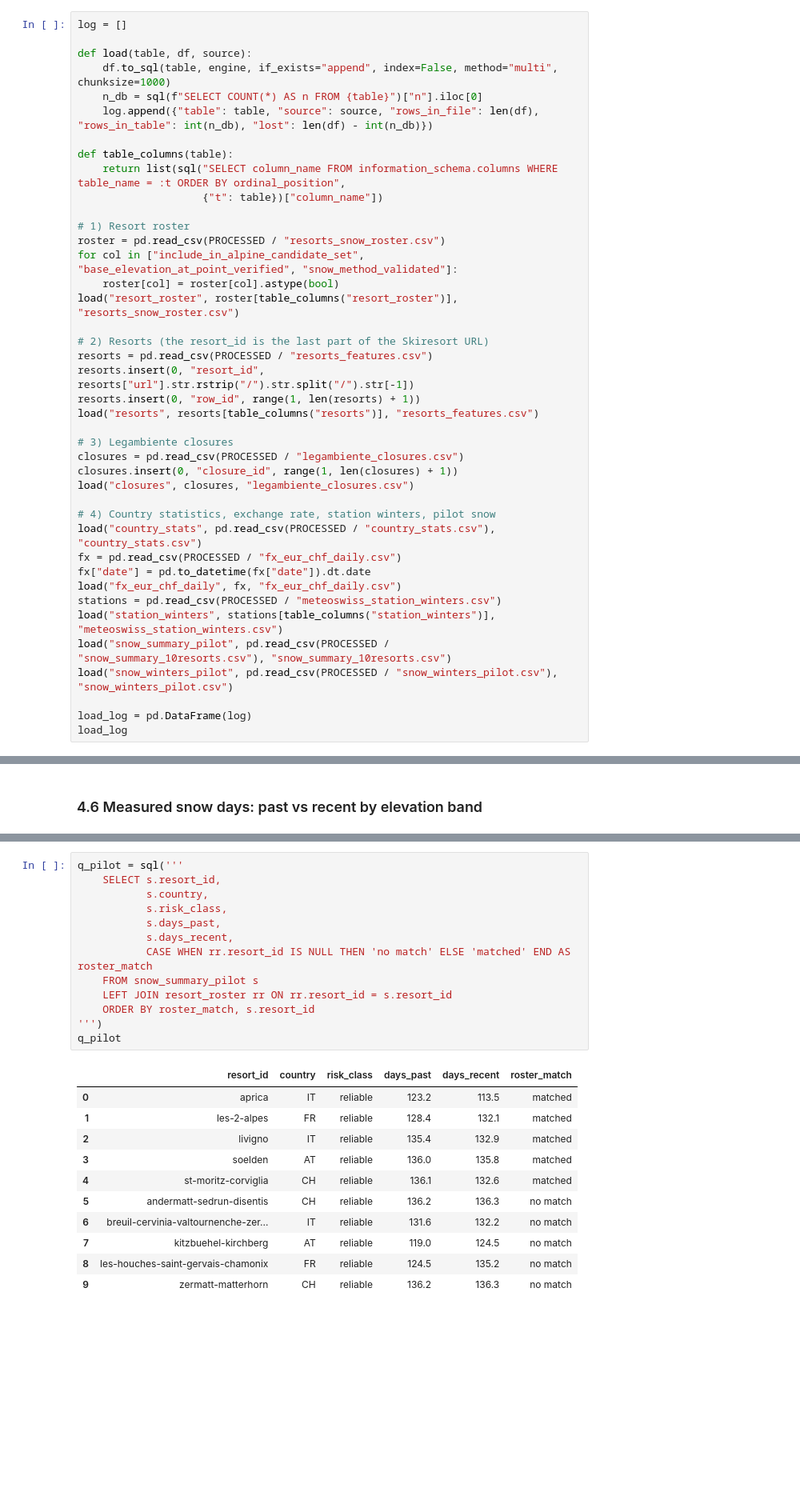
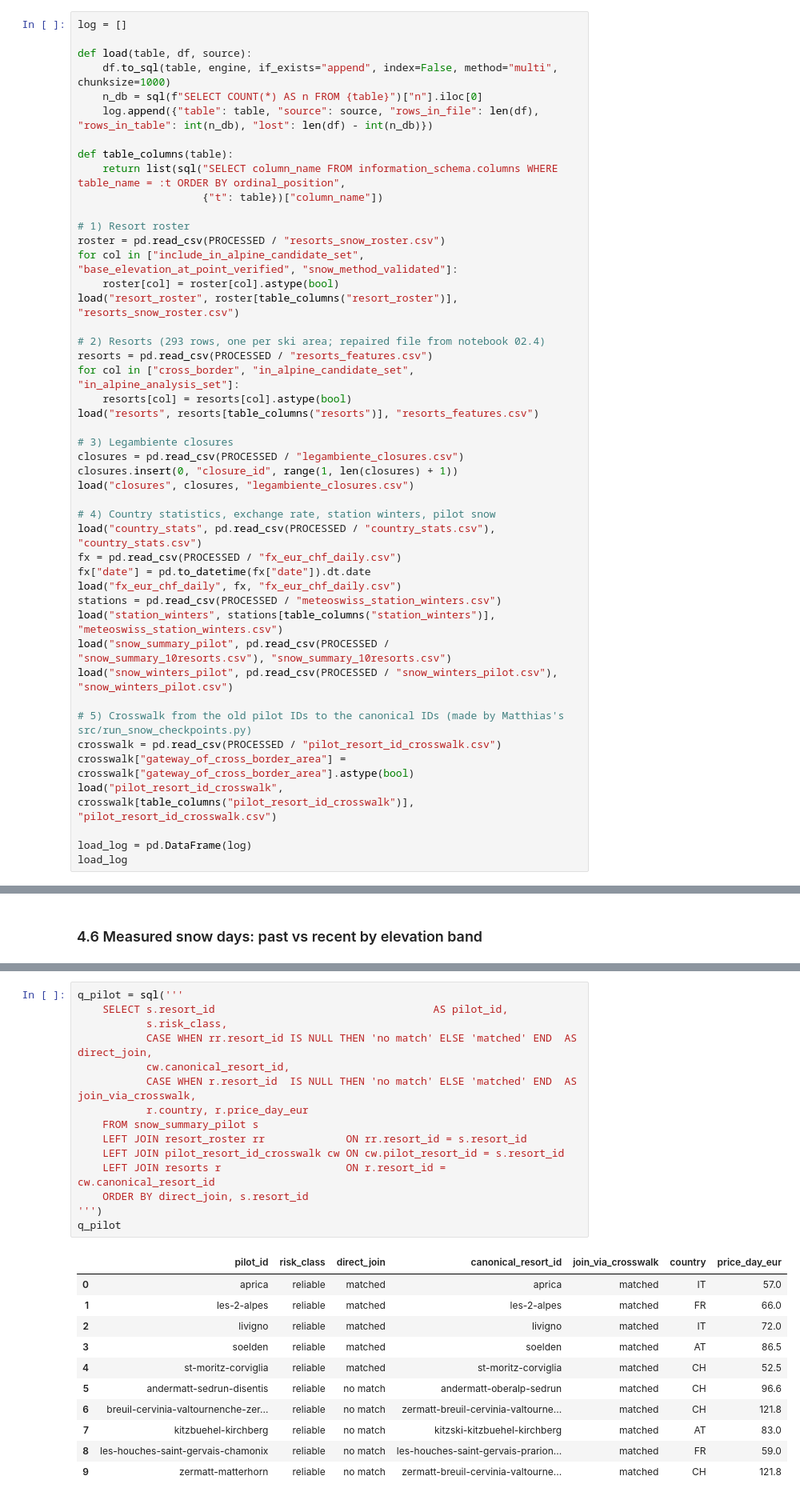
Before and after one commit to lucaricco12/sci-alpi, a Jupyter notebook: notebooks/05.2_postgresql_database.ipynb, the cells around one changed output, grey strips where cells are left out. Shown at 80% size. Cells and saved outputs as stored; diff of their text form; blank space fills up the shorter version.

```diff
--- a/notebooks/05.2_postgresql_database.ipynb
+++ b/notebooks/05.2_postgresql_database.ipynb
@@ -231,10 +256,10 @@ for col in ["include_in_alpine_candidate_set", "base_elevation_at_point_verified
     roster[col] = roster[col].astype(bool)
 load("resort_roster", roster[table_columns("resort_roster")], "resorts_snow_roster.csv")
 
-# 2) Resorts (the resort_id is the last part of the Skiresort URL)
+# 2) Resorts (293 rows, one per ski area; repaired file from notebook 02.4)
 resorts = pd.read_csv(PROCESSED / "resorts_features.csv")
-resorts.insert(0, "resort_id", resorts["url"].str.rstrip("/").str.split("/").str[-1])
-resorts.insert(0, "row_id", range(1, len(resorts) + 1))
+for col in ["cross_border", "in_alpine_candidate_set", "in_alpine_analysis_set"]:
+    resorts[col] = resorts[col].astype(bool)
 load("resorts", resorts[table_columns("resorts")], "resorts_features.csv")
 
 # 3) Legambiente closures
@@ -252,6 +277,11 @@ load("station_winters", stations[table_columns("station_winters")], "meteoswiss_
 load("snow_summary_pilot", pd.read_csv(PROCESSED / "snow_summary_10resorts.csv"), "snow_summary_10resorts.csv")
 load("snow_winters_pilot", pd.read_csv(PROCESSED / "snow_winters_pilot.csv"), "snow_winters_pilot.csv")
 
+# 5) Crosswalk from the old pilot IDs to the canonical IDs (made by Matthias's src/run_snow_checkpoints.py)
+crosswalk = pd.read_csv(PROCESSED / "pilot_resort_id_crosswalk.csv")
+crosswalk["gateway_of_cross_border_area"] = crosswalk["gateway_of_cross_border_area"].astype(bool)
+load("pilot_resort_id_crosswalk", crosswalk[table_columns("pilot_resort_id_crosswalk")], "pilot_resort_id_crosswalk.csv")
+
 load_log = pd.DataFrame(log)
 load_log
 # %% [output]
@@ -454,28 +500,30 @@ q_snow
 # %%
 q_pilot = sql('''
-    SELECT s.resort_id,
-           s.country,
+    SELECT s.resort_id                                   AS pilot_id,
            s.risk_class,
-           s.days_past,
-           s.days_recent,
-           CASE WHEN rr.resort_id IS NULL THEN 'no match' ELSE 'matched' END AS roster_match
+           CASE WHEN rr.resort_id IS NULL THEN 'no match' ELSE 'matched' END  AS direct_join,
+           cw.canonical_resort_id,
+           CASE WHEN r.resort_id  IS NULL THEN 'no match' ELSE 'matched' END  AS join_via_crosswalk,
+           r.country, r.price_day_eur
     FROM snow_summary_pilot s
-    LEFT JOIN resort_roster rr ON rr.resort_id = s.resort_id
-    ORDER BY roster_match, s.resort_id
+    LEFT JOIN resort_roster rr             ON rr.resort_id = s.resort_id
+    LEFT JOIN pilot_resort_id_crosswalk cw ON cw.pilot_resort_id = s.resort_id
+    LEFT JOIN resorts r                    ON r.resort_id = cw.canonical_resort_id
+    ORDER BY direct_join, s.resort_id
 ''')
 q_pilot
 # %% [output]
-|  | resort_id | country | risk_class | days_past | days_recent | roster_match |
-| 0 | aprica | IT | reliable | 123.2 | 113.5 | matched |
-| 1 | les-2-alpes | FR | reliable | 128.4 | 132.1 | matched |
-| 2 | livigno | IT | reliable | 135.4 | 132.9 | matched |
-| 3 | soelden | AT | reliable | 136.0 | 135.8 | matched |
-| 4 | st-moritz-corviglia | CH | reliable | 136.1 | 132.6 | matched |
-| 5 | andermatt-sedrun-disentis | CH | reliable | 136.2 | 136.3 | no match |
-| 6 | breuil-cervinia-valtournenche-zer... | IT | reliable | 131.6 | 132.2 | no match |
-| 7 | kitzbuehel-kirchberg | AT | reliable | 119.0 | 124.5 | no match |
-| 8 | les-houches-saint-gervais-chamonix | FR | reliable | 124.5 | 135.2 | no match |
-| 9 | zermatt-matterhorn | CH | reliable | 136.2 | 136.3 | no match |
+|  | pilot_id | risk_class | direct_join | canonical_resort_id | join_via_crosswalk | country | price_day_eur |
+| 0 | aprica | reliable | matched | aprica | matched | IT | 57.0 |
+| 1 | les-2-alpes | reliable | matched | les-2-alpes | matched | FR | 66.0 |
+| 2 | livigno | reliable | matched | livigno | matched | IT | 72.0 |
+| 3 | soelden | reliable | matched | soelden | matched | AT | 86.5 |
+| 4 | st-moritz-corviglia | reliable | matched | st-moritz-corviglia | matched | CH | 52.5 |
+| 5 | andermatt-sedrun-disentis | reliable | no match | andermatt-oberalp-sedrun | matched | CH | 96.6 |
+| 6 | breuil-cervinia-valtournenche-zer... | reliable | no match | zermatt-breuil-cervinia-valtourne... | matched | CH | 121.8 |
+| 7 | kitzbuehel-kirchberg | reliable | no match | kitzski-kitzbuehel-kirchberg | matched | AT | 83.0 |
+| 8 | les-houches-saint-gervais-chamonix | reliable | no match | les-houches-saint-gervais-prarion... | matched | FR | 59.0 |
+| 9 | zermatt-matterhorn | reliable | no match | zermatt-breuil-cervinia-valtourne... | matched | CH | 121.8 |
 # %% [markdown]
 ## 5. Two queries that PostgreSQL makes simple
 
```
Also changed, not shown: parts of 17 cells of this notebook, 5 other files.
